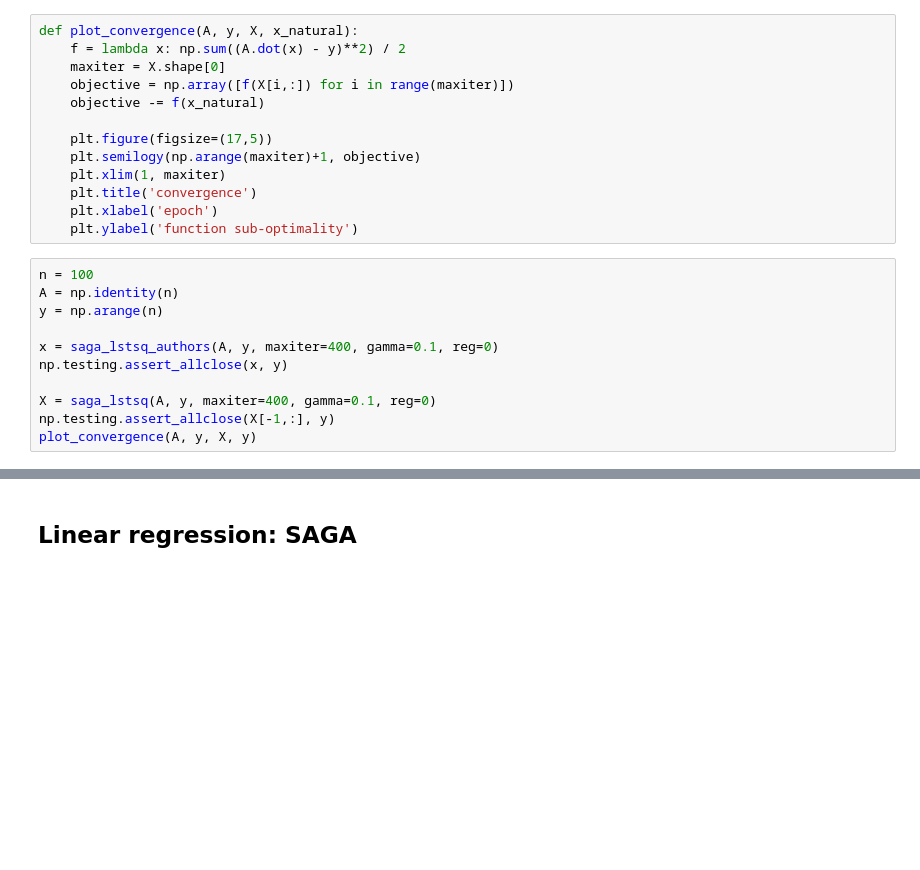
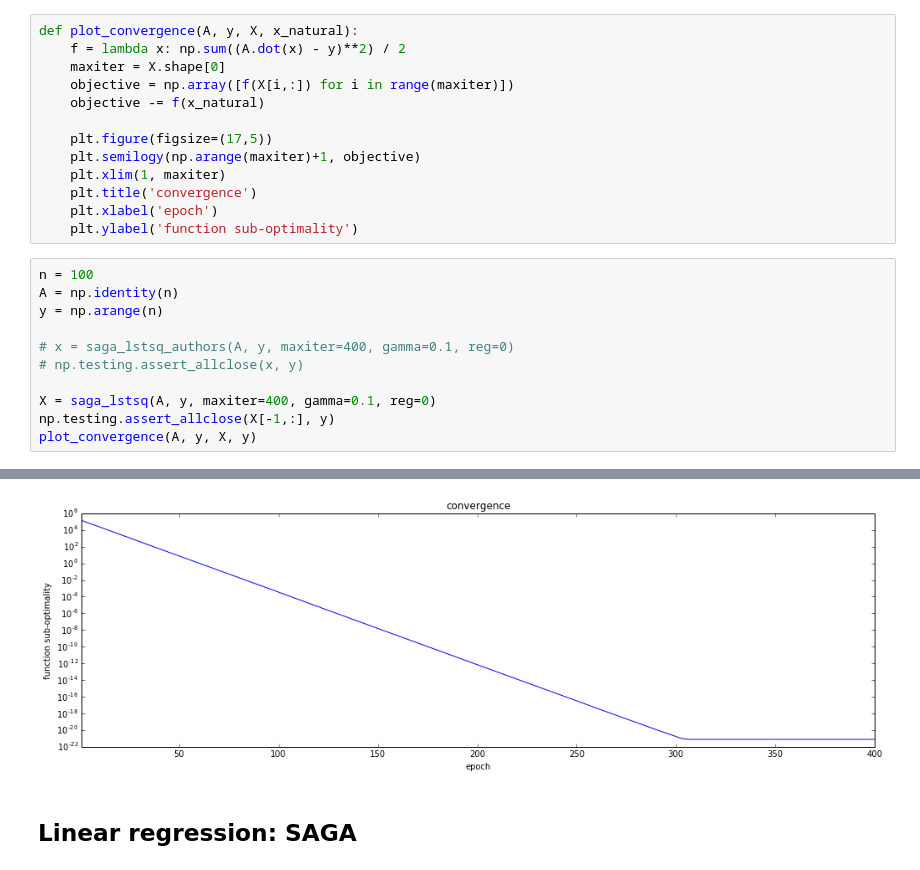
Before and after one commit to mdeff/saga, a Jupyter notebook: saga_memory.ipynb, the cells around one changed output, grey strips where cells are left out. Drawn from its saved outputs; the diff is of its cells as text; blank space fills up the shorter version.

```diff
--- a/saga_memory.ipynb
+++ b/saga_memory.ipynb
@@ -159,9 +164,10 @@ n = 100
 A = np.identity(n)
 y = np.arange(n)
 
-x = saga_lstsq_authors(A, y, maxiter=400, gamma=0.1, reg=0)
-np.testing.assert_allclose(x, y)
+# x = saga_lstsq_authors(A, y, maxiter=400, gamma=0.1, reg=0)
+# np.testing.assert_allclose(x, y)
 
 X = saga_lstsq(A, y, maxiter=400, gamma=0.1, reg=0)
 np.testing.assert_allclose(X[-1,:], y)
 plot_convergence(A, y, X, y)
+# %% [output]
@@ -168,3 +175,4 @@ plot_convergence(A, y, X, y)
+[figure, added]
 # %% [markdown]
 ## Linear regression: SAGA
 # %%
```
Also changed, not shown: parts of 4 cells of this notebook, 4 other files.
